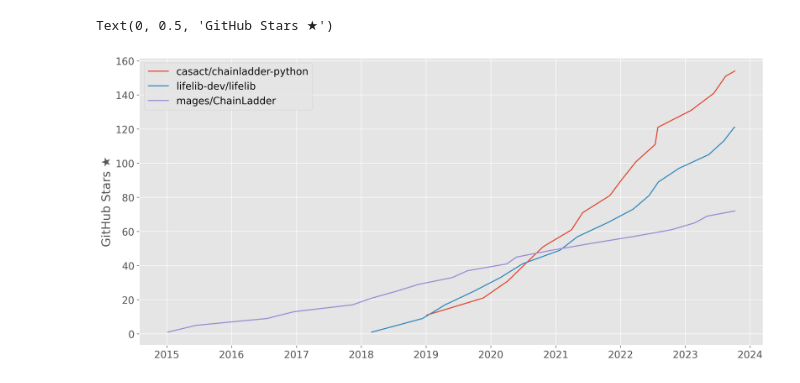
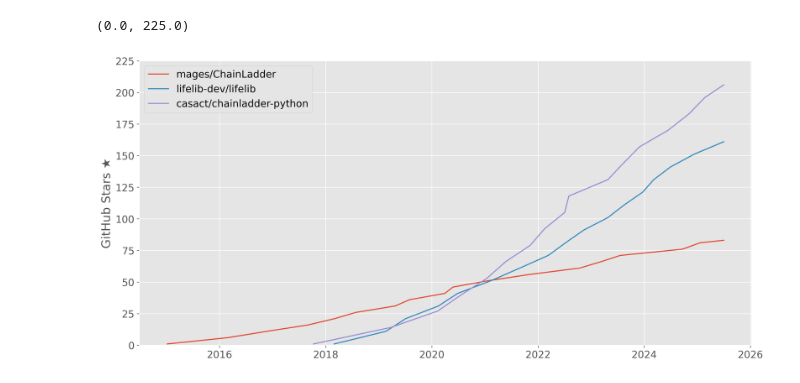
Before and after one commit to casact/chainladder-python, a Jupyter notebook: docs/library/presentation_assets/star_history.ipynb, the cells around one changed output. Drawn from its saved outputs; the diff is of its cells as text; code cells hidden in the pictures.

```diff
--- a/docs/library/presentation_assets/star_history.ipynb
+++ b/docs/library/presentation_assets/star_history.ipynb
@@ -15,7 +15,7 @@ Intel MKL WARNING: Support of Intel(R) Streaming SIMD Extensions 4.2 (Intel(R) S
 # %%
 # data source: https://star-history.com/#casact/chainladder-python&lifelib-dev/lifelib&mages/ChainLadder&fumitoh/modelx&Date
-data = pd.read_csv("star-history-20231006.csv")
-data.columns =["Package", "Record_Date","Stars"]
+data = pd.read_csv("star-history-20250702.csv")
+data.columns = ["Package", "Record_Date", "Stars"]
 data.head()
 # %% [output]
 |  | Package | Record_Date | Stars |
@@ -70,16 +59,34 @@ star_axis_max = 175
 # %%
-plt.rcParams.update({'font.size': 14})
+plt.rcParams.update({"font.size": 14})
+fig, ax = plt.subplots(figsize=(13, 6), dpi=150, layout="constrained")
 
-fig, ax = plt.subplots(figsize=(13, 6), dpi=150, layout='constrained')
-ax.plot('Record_Date_P', 'Stars', data=data[data["Package"]=="casact/chainladder-python"],label = "casact/chainladder-python")
-ax.plot('Record_Date_P', 'Stars', data=data[data["Package"]=="lifelib-dev/lifelib"], label="lifelib-dev/lifelib")
-ax.plot('Record_Date_P', 'Stars', data=data[data["Package"]=="mages/ChainLadder"],     label = "mages/ChainLadder")
+ax.plot(
+    "Record_Date_P",
+    "Stars",
+    data=data[data["Package"] == "mages/ChainLadder"],
+    label="mages/ChainLadder",
+)
 
-ax.legend(loc = "upper left")
+ax.plot(
+    "Record_Date_P",
+    "Stars",
+    data=data[data["Package"] == "lifelib-dev/lifelib"],
+    label="lifelib-dev/lifelib",
+)
+
+ax.plot(
+    "Record_Date_P",
+    "Stars",
+    data=data[data["Package"] == "casact/chainladder-python"],
+    label="casact/chainladder-python",
+)
+
+ax.legend(loc="upper left")
 
 ax.xaxis.set_major_formatter(mdates.ConciseDateFormatter(ax.xaxis.get_major_locator()))
 # ax.set_xlabel("Time")
 ax.set_ylabel("GitHub Stars ★")
+ax.set_ylim(0, 225)
 # %% [output]
-Text(0, 0.5, 'GitHub Stars ★')
+(0.0, 225.0)
-[figure, old version]
+[figure, new version]
```
Also changed, not shown: parts of 8 cells of this notebook, 3 other files.
